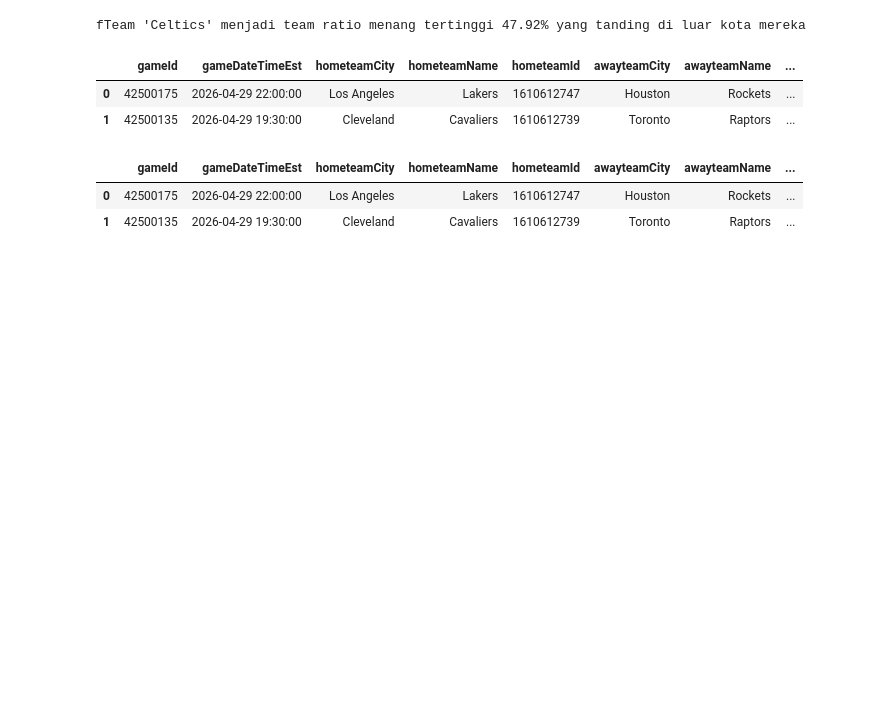
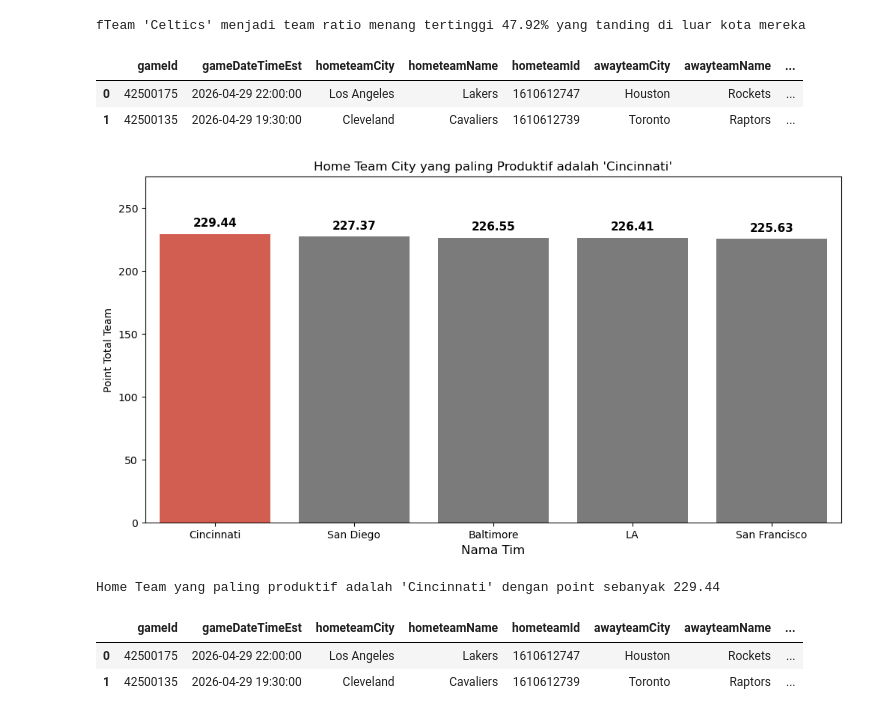
Before and after one commit to HafidzAfrieno/Project-Data-Analyst-Part-1, a Jupyter notebook: nba_player_analyst.ipynb, the cells around one changed output. Drawn from its saved outputs; the diff is of its cells as text; code cells hidden in the pictures; blank space fills up the shorter version.

```diff
--- a/nba_player_analyst.ipynb
+++ b/nba_player_analyst.ipynb
@@ -335,12 +335,35 @@ df.head(2)
 # %%
 # soal nomor 3
 #  3. Jika dihitung berdasarkan rata-rata total skor per pertandingan (homeScore + awayScore), kota mana (hometeamCity) yang pertandingannya paling produktif menghasilkan poin total?
 data = df[['hometeamCity','homeScore','awayScore']].copy()
 data['total_score'] = data['awayScore']+data['homeScore']
 mean_score = data.groupby('hometeamCity')['total_score'].mean().reset_index()
 top5_point = mean_score.sort_values(by='total_score',ascending=False).head(5).reset_index(drop=True).round(2)
 
 #visualisasi cooming soon
+top5_point
+top_team = top5_point.loc[top5_point['total_score'].idxmax()]
+colors = ['#e74c3c' if (x == top_team.total_score) else "#7b7b7b" for x in top5_point['total_score']]
+
+plt.figure(figsize=(12, 6))
+ax = sns.barplot(data=top5_point, x='hometeamCity', y='total_score', hue='hometeamCity',palette=colors)
+for p in ax.patches:
+    height = p.get_height()
+    ax.annotate(f'{height:.2f}',
+                xy=(p.get_x() + p.get_width() / 2, height),
+                xytext=(0, 5),  # Jarak 5 point ke atas
+                textcoords="offset points",
+                ha='center', va='bottom',
+                fontweight='bold', fontsize=11)
+plt.ylim(0, top5_point['total_score'].max() * 1.2)
+plt.title(f"Home Team City yang paling Produktif adalah '{top_team.hometeamCity}'")
+plt.xlabel('Nama Tim', fontsize=12)
+plt.ylabel('Point Total Team')
+plt.show()
+print(f"Home Team yang paling produktif adalah '{top_team.hometeamCity}' dengan point sebanyak {top_team.total_score}")
+# %% [output]
+[figure, added]
+Home Team yang paling produktif adalah 'Cincinnati' dengan point sebanyak 229.44
 # %%
 df.head(2)
 # %% [output]
```
Also changed, not shown: parts of 1 cell of this notebook.
